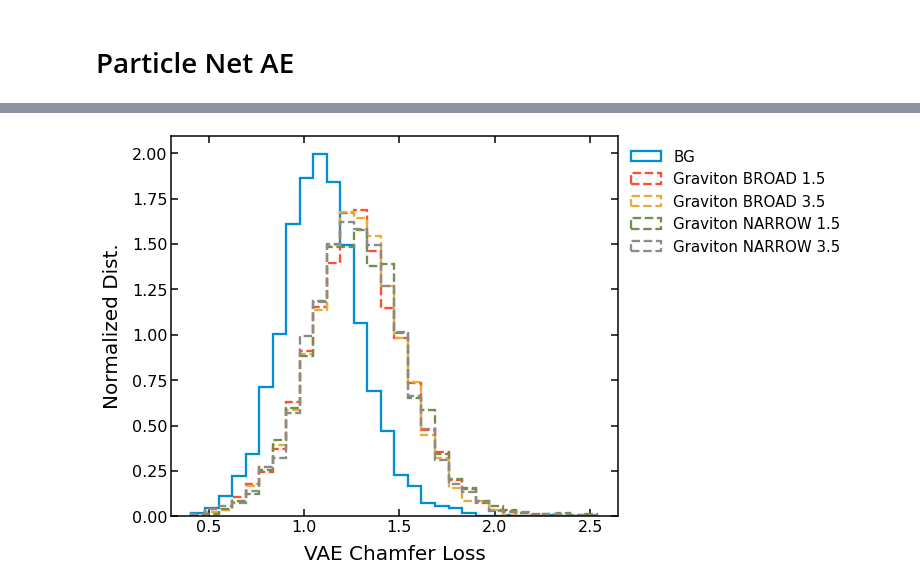
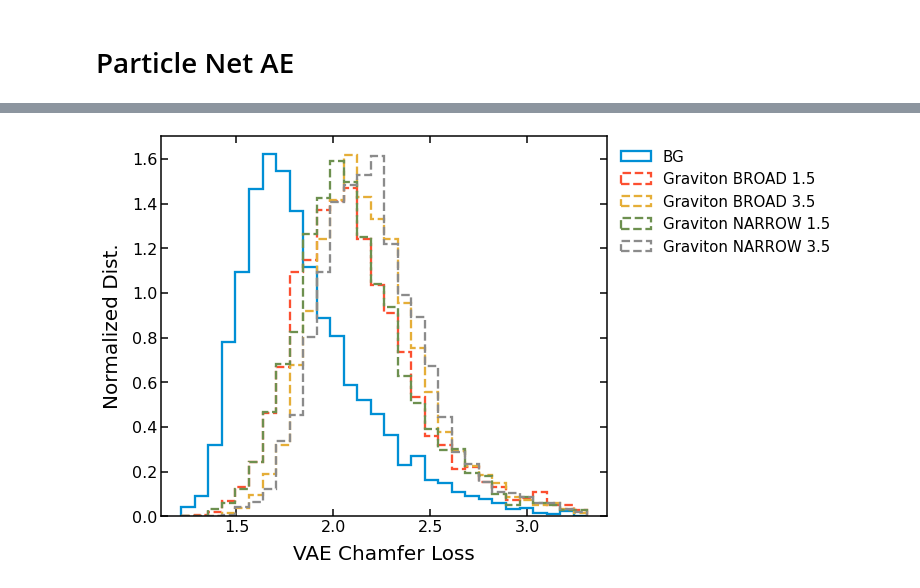
Before and after one commit to nadya-chernyavskaya/ADgvae, a Jupyter notebook: notebooks/PN_AE.ipynb, the cells around one changed output, grey strips where cells are left out. Cells and saved outputs as stored; diff of their text form; code cells hidden in the pictures.

```diff
--- a/notebooks/PN_AE.ipynb
+++ b/notebooks/PN_AE.ipynb
@@ -34,7 +34,8 @@ Using TensorFlow backend.
 #_,_, particles_bg = prepr.prepare_data_constituents(filename_bg,train_set_size,0,train_set_size+1)
 # %%
 DATA_PATH = '/eos/user/n/nchernya/MLHEP/AnomalyDetection/ADgvae/input/'
-filename_bg = DATA_PATH + 'QCD_training_data_02_08_2021.h5'
+#filename_bg = DATA_PATH + 'QCD_training_data_02_08_2021.h5'
+filename_bg = DATA_PATH + 'QCD_training_data_100const_03_08_2021.h5'
 inFile = h5py.File(filename_bg, 'r')
 particles_bg = inFile['particle_bg'][0:int(5*10e4)]
 particles_bg_valid = inFile['particle_bg_valid'][0:int(1*10e4)]
@@ -111,14 +112,23 @@ class _DotDict:
 setting = _DotDict()
  # conv_params: list of tuple in the format (K, (C1, C2, C3))
 setting.conv_params = [
+  #  (30, (64, 64, 64)),
+  #  (20, ([32])),
+   (15, ([20,20,20])),
+  #  (4, ([6])),
+
+ #   (7, (10, 10, 10)),
+ #   (7, [10]),
  #       (7, (8, 12, 18)),
  #       (20, (25, 40, 64)),
  #       (30, (64,70, 70)),
-        (7, (32, 32, 32)),
-        (7, (64, 64, 64)),
+ #       (7, (32, 32, 32)),
+ #       (7, (64, 64, 64)),
         ]
 #setting.conv_params_decoder = [60,32,16,8, 5]
-setting.conv_params_decoder = [32,16,8]
+setting.conv_params_encoder_input = 20
+setting.conv_params_decoder = [20]  #[32,16,8]
+setting.with_bn = True
 # conv_pooling: 'average' or 'max'
 setting.conv_pooling = 'average'
 setting.conv_linking = 'concat' #concat or sum
@@ -126,10 +136,10 @@ setting.num_points = nodes_n #num of original consituents
 setting.num_features = feat_sz #num of original features
 setting.input_shapes = {'points': [nodes_n,feat_sz-1],'features':[nodes_n,feat_sz]}
 setting.latent_dim = 10
-setting.ae_type = 'vae'  #ae or vae
+setting.ae_type = 'ae'  #ae or vae
 setting.beta_kl = 10
 setting.kl_warmup_time = 0
-setting.activation = klayers.LeakyReLU(alpha=0.3)
+setting.activation = klayers.LeakyReLU(alpha=0.1)
 # %%
 model = pnae.PNVAE(setting=setting,name='PN_AE_')
 # %% [output]
@@ -152,6 +162,6 @@ Non-trainable params: 3,248
 _________________________________________________________________
 # %%
-optim = Adam(learning_rate=0.001)
+optim = Adam(learning_rate=0.01)
 
 model.compile(optimizer=optim)
 
@@ -159,15 +169,15 @@ model.compile(optimizer=optim)
 es = EarlyStopping(monitor='val_loss', patience=10)
 
 # Learning rate scheduler
-ls = ReduceLROnPlateau(monitor='val_loss', factor=0.2, patience=10)
+ls = ReduceLROnPlateau(monitor='val_loss', factor=0.2, patience=5)
 
 kl_beta_callback = models.KLWarmupCallback()
 
 
-history = model.fit((particles_bg[:50000,:,0:2], particles_bg[:50000,:,:]) ,  particles_bg[:50000,:,:],
-                    validation_data = ((particles_bg_valid[:50000,:,0:2], particles_bg_valid[:50000,:,:]) , particles_bg_valid[:50000,:,:]),
-                    epochs=5,
+history = model.fit((particles_bg[:10000,:,0:2], particles_bg[:10000,:,:]) ,  particles_bg[:10000,:,:],
+                    validation_data = ((particles_bg_valid[:10000,:,0:2], particles_bg_valid[:10000,:,:]) , particles_bg_valid[:10000,:,:]),
+                    epochs=30,
                     batch_size=128,
                     verbose=1,
-                    callbacks=[es,ls,kl_beta_callback])
+                    callbacks=[es,ls])#,kl_beta_callback])
 # %% [output]
@@ -221,25 +238,25 @@ for sig in signal_types:
 # %%
 plt.style.use('/eos/user/n/nchernya/MLHEP/AnomalyDetection/ADgvae/utils/adfigstyle.mplstyle')
 
-max_score = 1.1*np.max(loss_bg)
+max_score = 1.1*np.quantile(loss_bg,0.99)
 min_score = np.min(loss_bg)#,np.max(loss_bg_dist))
 bins = 30
 # plot BG
 plt.figure()
 plt.hist(loss_bg, bins=bins, label='BG', density=True, range=(min_score, max_score),
          histtype='step', fill=False, linewidth=2.3)
 for sig in signal_types:
     plt.hist(particles_sig_dict['loss'][sig], bins=bins, label=sig, density=True, range=(min_score, max_score),
          histtype='step', linestyle='--',fill=False, linewidth=2.3)
 #plt.semilogy()
 plt.xlabel("VAE Chamfer Loss")
 plt.ylabel("Normalized Dist.")
 plt.legend(bbox_to_anchor=(1., 1.),fontsize=15)
 savename = '/eos/user/n/nchernya/MLHEP/AnomalyDetection/ADgvae/figs/reco_loss_pn_ae.pdf'
 plt.savefig(savename)
 plt.show()
 # %% [output]
-[figure, old version]
+[figure, new version]
 # %%
 plt.style.use('/eos/user/n/nchernya/MLHEP/AnomalyDetection/ADgvae/utils/adfigstyle.mplstyle')
 for i in range(0,len(feats)):
```
Also changed, not shown: parts of 9 cells of this notebook, 6 other files.
